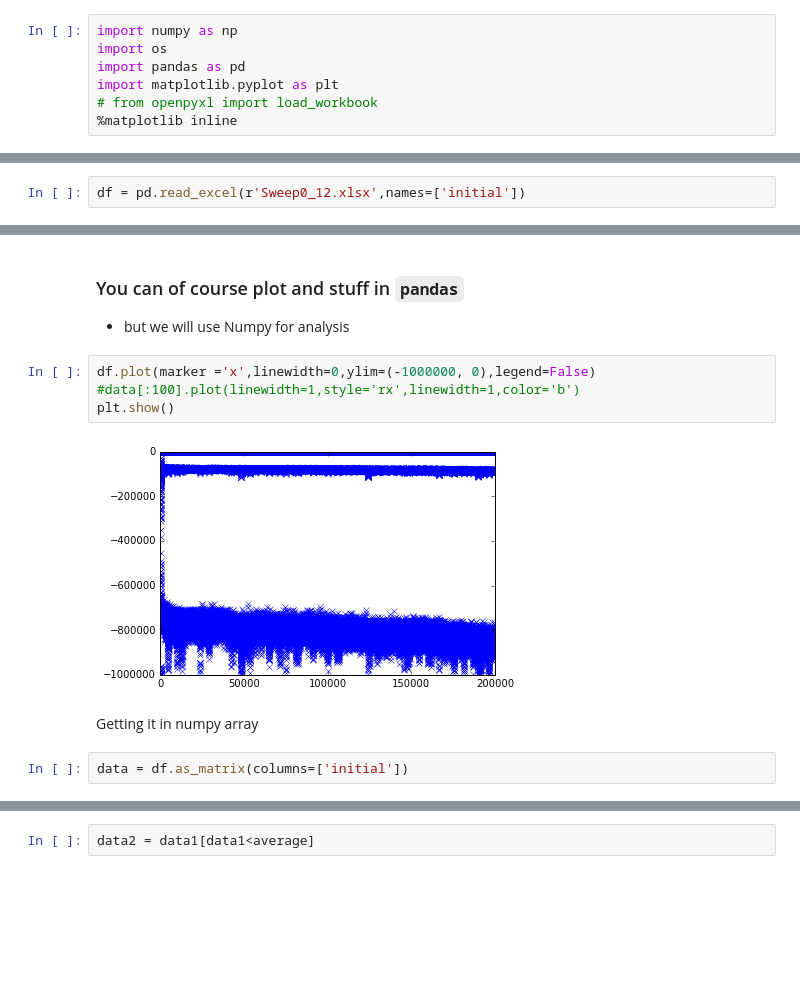
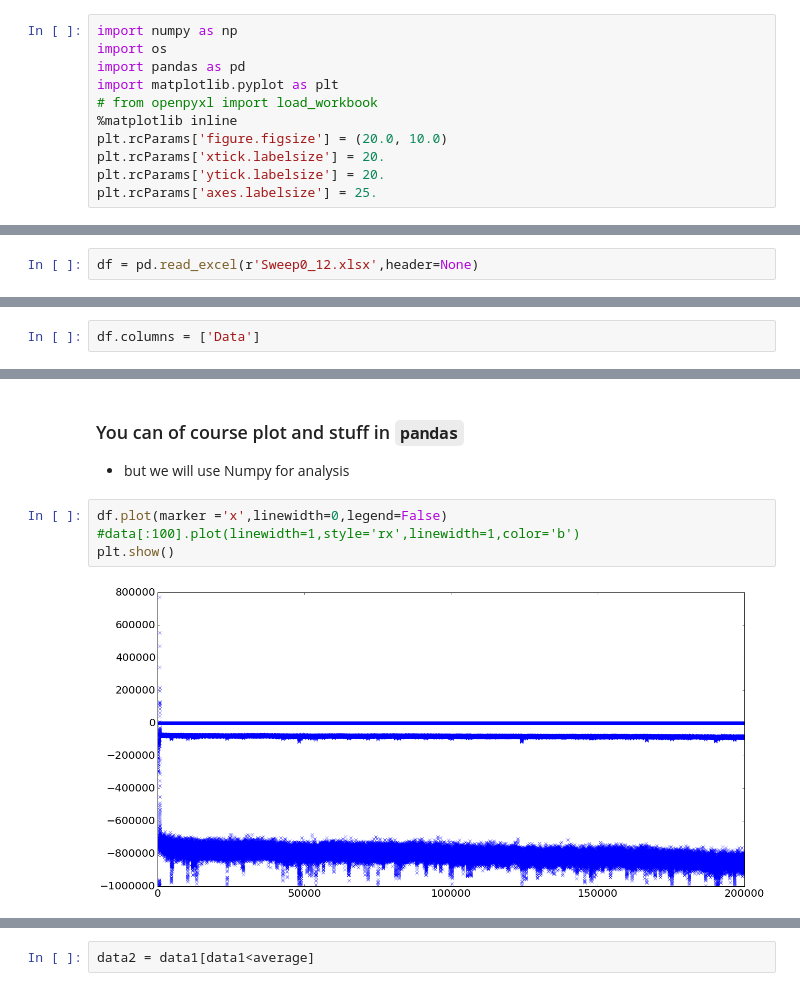
Before and after one commit to jamka1902/Python-Course, a Jupyter notebook: Data_analysis.ipynb, the cells around one changed output, grey strips where cells are left out. Drawn from its saved outputs; the diff is of its cells as text; blank space fills up the shorter version.

Commit message:
Updated Data analysis

```diff
--- a/Data_analysis.ipynb
+++ b/Data_analysis.ipynb
@@ -11,6 +11,10 @@ import pandas as pd
 import matplotlib.pyplot as plt
 # from openpyxl import load_workbook
 %matplotlib inline
+plt.rcParams['figure.figsize'] = (20.0, 10.0)
+plt.rcParams['xtick.labelsize'] = 20.
+plt.rcParams['ytick.labelsize'] = 20.
+plt.rcParams['axes.labelsize'] = 25.
 # %% [markdown]
 # 1. Read Data from Excel and Put it in Array
 * Read Excel with `pandas`
@@ -17,2 +26,2 @@ import matplotlib.pyplot as plt
 # %%
-df = pd.read_excel(r'Sweep0_12.xlsx',names=['initial'])
+df = pd.read_excel(r'Sweep0_12.xlsx',header=None)
@@ -19,3 +49,5 @@ df = pd.read_excel(r'Sweep0_12.xlsx',names=['initial'])
+# %%
+df.columns = ['Data']
 # %%
 df
 # %% [output]
@@ -41,12 +73,8 @@ df
 ###  You can of course plot and stuff in `pandas`
 * but we will use Numpy for analysis
 # %%
-df.plot(marker ='x',linewidth=0,ylim=(-1000000, 0),legend=False)
+df.plot(marker ='x',linewidth=0,legend=False)
 #data[:100].plot(linewidth=1,style='rx',linewidth=1,color='b')
 plt.show()
 # %% [output]
-[figure, old version]
+[figure, new version]
-# %% [markdown]
-Getting it in numpy array
-# %%
-data = df.as_matrix(columns=['initial'])
```
Also changed, not shown: parts of 84 cells of this notebook.
